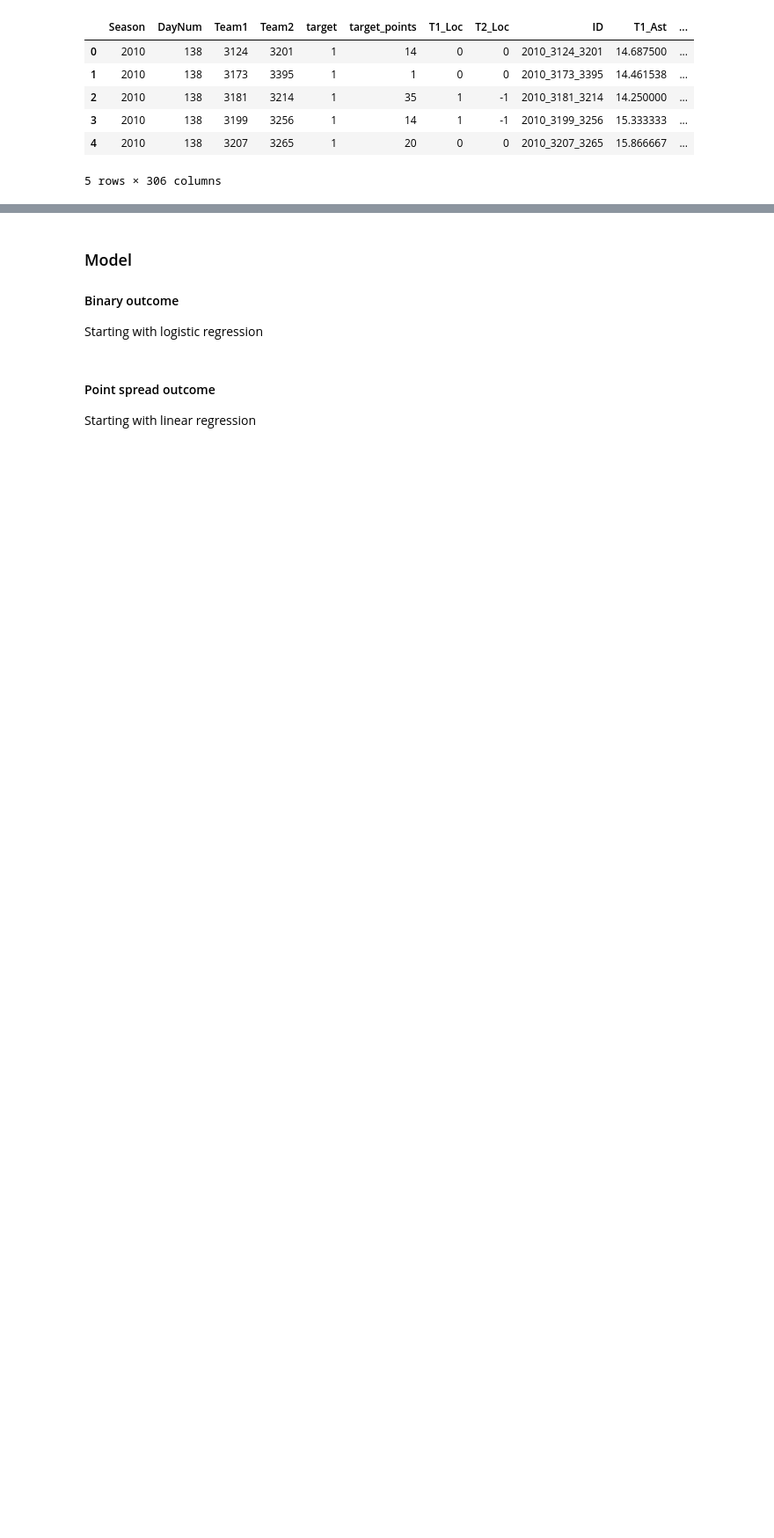
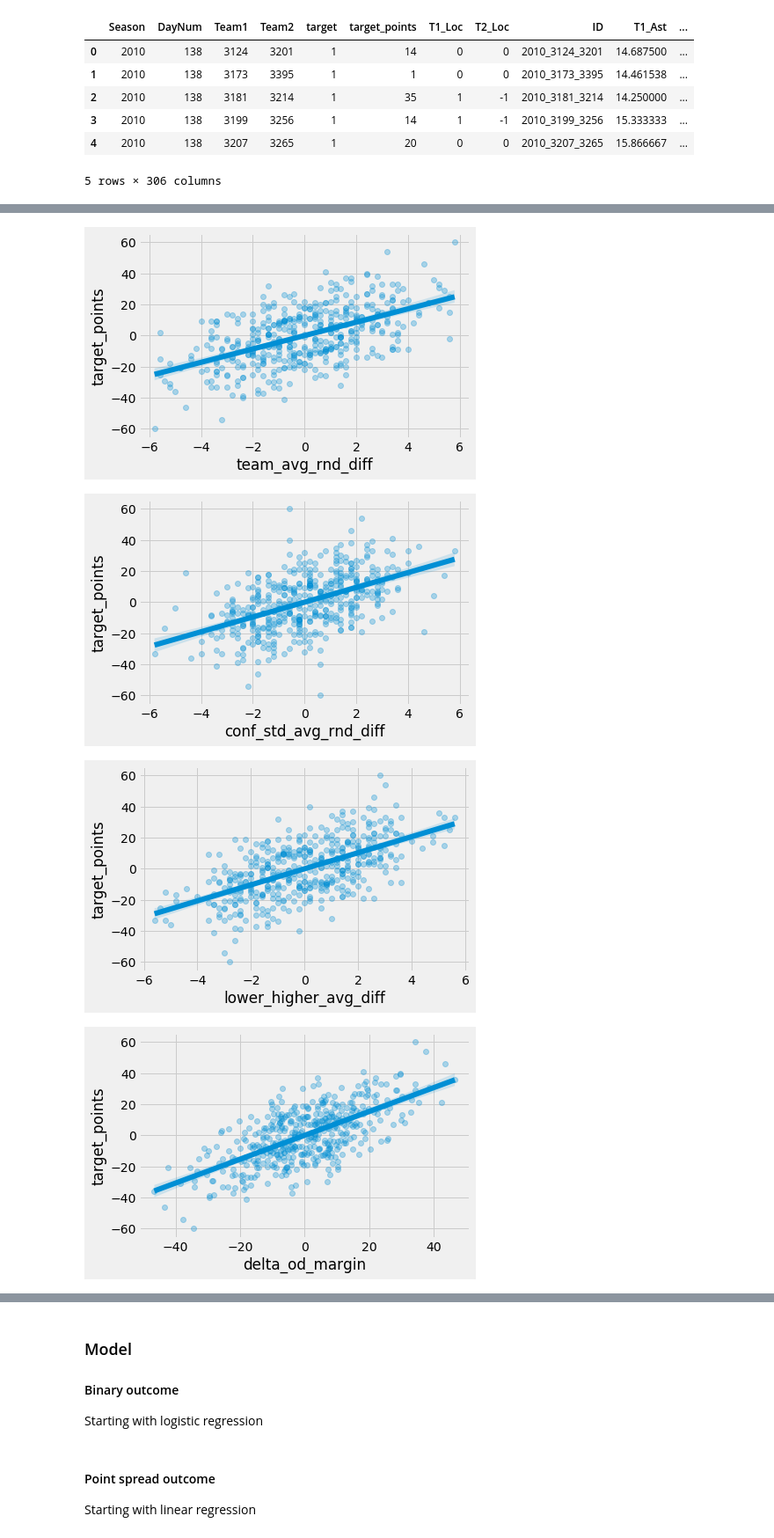
Before and after one commit to mtdickey/march-ml-mania-21, a Jupyter notebook: analysis/women/ml-mania-womens.ipynb, the cells around one changed output, grey strips where cells are left out. Shown: that part at 88% size. Drawn from its saved outputs; the diff is of its cells as text; code cells hidden in the pictures; blank space fills up the shorter version.

Commit message:
conference standing/team/coach success in last X seasons (#2 and #4)

```diff
--- a/analysis/women/ml-mania-womens.ipynb
+++ b/analysis/women/ml-mania-womens.ipynb
@@ -58,0 +62,4 @@ tourney_results_df.head()
+# %%
+## Calculate standings for each conference and season
+conf_standings_df = du.get_conf_win_pcts('women')
+conf_standings_df.head()
@@ -58,0 +73,5 @@ tourney_results_df.head()
+# %%
+## Calculate rolling avg. round reached by conference standing
+conf_stding_round_reached_df = du.get_rolling_avg_round_reached('women',
+                    start_season = 2000, end_season = 2020, n_year_avg = 5)
+conf_stding_round_reached_df.sort_values('avg_round', ascending = False).head(5)
@@ -58,0 +85,5 @@ tourney_results_df.head()
+# %%
+## Calculate rolling avg. round reached by team
+team_round_reached_df = du.get_rolling_avg_round_reached('women', by = 'coach/team',
+                    start_season = 2000, end_season = 2020, n_year_avg = 5)
+team_round_reached_df.sort_values('avg_round', ascending = False).head(5)
@@ -58,0 +181,26 @@ tourney_results_df.head()
+# %%
+### Plot relationships between spread and differenced variables
+## Avg. round reached by team over the prior 5 years
+sns.regplot(data = tourney_results_df, x = 'team_avg_rnd_diff',
+            y = 'target_points', scatter_kws={'alpha':0.3})
+plt.show()
+
+## Avg. round reached by conference/standing over the prior 5 years
+sns.regplot(data = tourney_results_df, x = 'conf_std_avg_rnd_diff',
+            y = 'target_points', scatter_kws={'alpha':0.3})
+plt.show()
+
+## Combination of the 2 above based on being Uconn or not
+sns.regplot(data = tourney_results_df, x = 'lower_higher_avg_diff',
+            y = 'target_points', scatter_kws={'alpha':0.3})
+plt.show()
+
+## Feature from Kaggle script (difference in points allowed/scored margins)
+sns.regplot(data = tourney_results_df, x = 'delta_od_margin',
+            y = 'target_points', scatter_kws={'alpha':0.3})
+plt.show()
+# %% [output]
+[figure, added]
+[figure, added]
+[figure, added]
+[figure, added]
```
Also changed, not shown: parts of 21 cells of this notebook, 3 other files.
